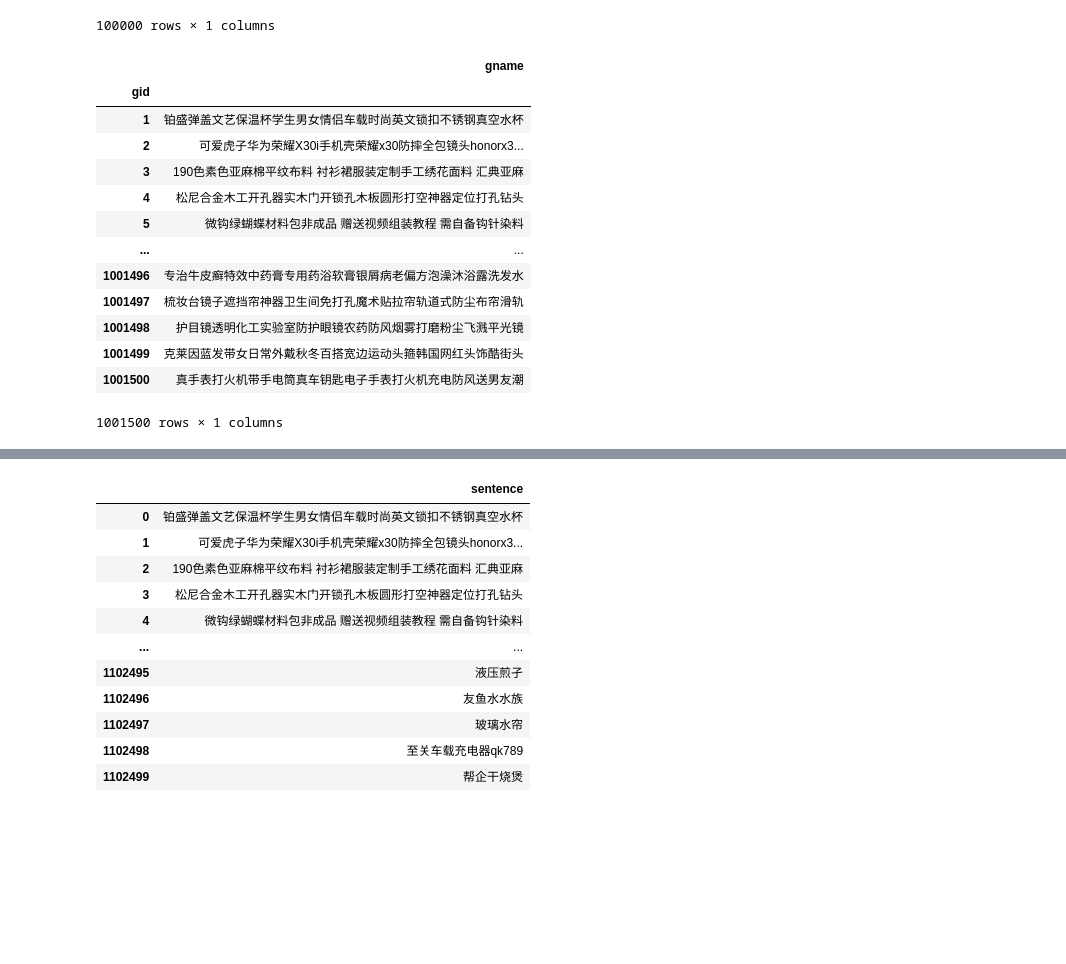
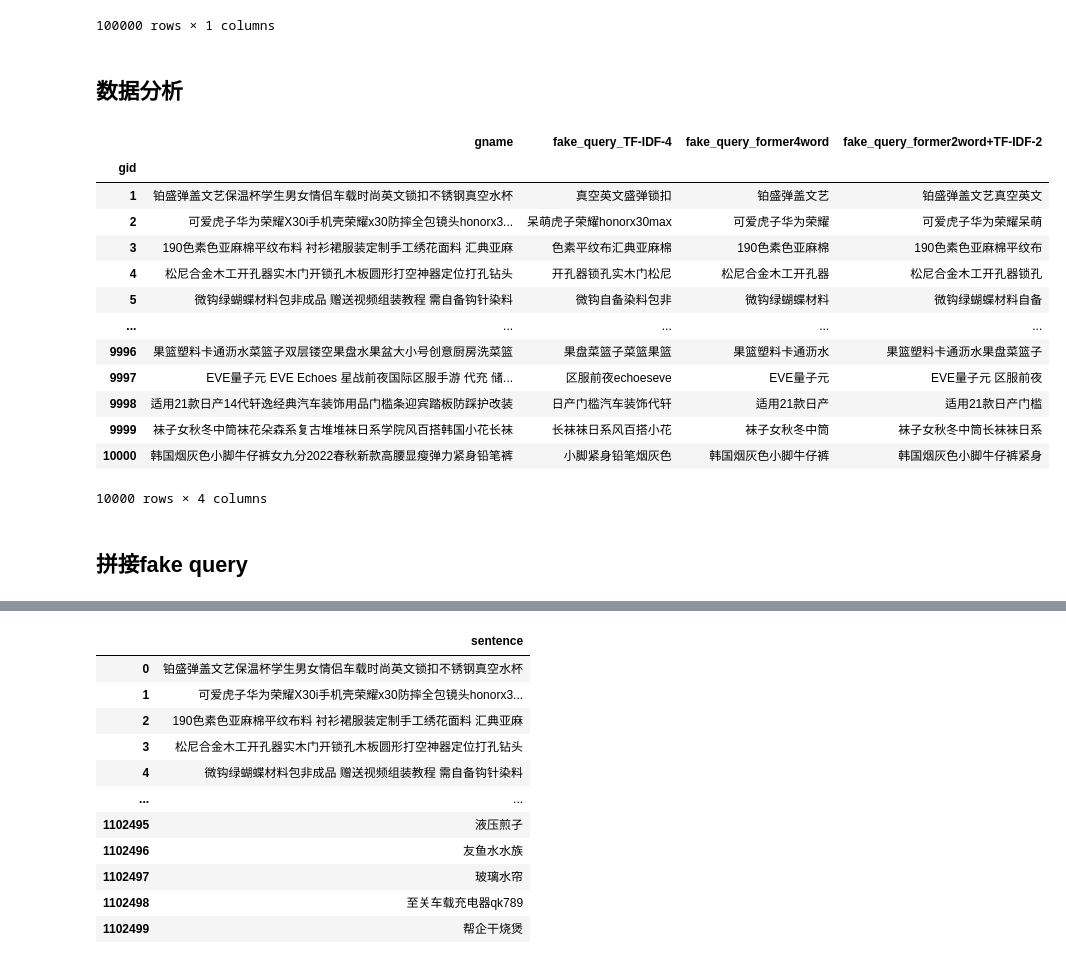
Before and after one commit to YuZhang10/Ali_Ecom_Search_Contest_2021, a Jupyter notebook: simcse.ipynb, the cells around one changed output, grey strips where cells are left out. Saved outputs shown, nothing was run; the diff lists cells and outputs as text; code cells hidden in the pictures; blank space fills up the shorter version.

```diff
--- a/simcse.ipynb
+++ b/simcse.ipynb
@@ -58,20 +57,5 @@ train_data
 | 99999 | 贝诗佳手膜 |
 | 100000 | 俄罗斯蓝猫 |
 100000 rows × 1 columns
-# %%
-corpus_data
-# %% [output]
-|  | gname |
-| gid |  |
-| 1 | 铂盛弹盖文艺保温杯学生男女情侣车载时尚英文锁扣不锈钢真空水杯 |
-| 2 | 可爱虎子华为荣耀X30i手机壳荣耀x30防摔全包镜头honorx3... |
-| 3 | 190色素色亚麻棉平纹布料 衬衫裙服装定制手工绣花面料 汇典亚麻 |
-| 4 | 松尼合金木工开孔器实木门开锁孔木板圆形打空神器定位打孔钻头 |
-| 5 | 微钩绿蝴蝶材料包非成品 赠送视频组装教程 需自备钩针染料 |
-| ... | ... |
-| 1001496 | 专治牛皮癣特效中药膏专用药浴软膏银屑病老偏方泡澡沐浴露洗发水 |
-| 1001497 | 梳妆台镜子遮挡帘神器卫生间免打孔魔术贴拉帘轨道式防尘布帘滑轨 |
-| 1001498 | 护目镜透明化工实验室防护眼镜农药防风烟雾打磨粉尘飞溅平光镜 |
-| 1001499 | 克莱因蓝发带女日常外戴秋冬百搭宽边运动头箍韩国网红头饰酷街头 |
-| 1001500 | 真手表打火机带手电筒真车钥匙电子手表打火机充电防风送男友潮 |
-1001500 rows × 1 columns
+# %% [markdown]
+## 数据分析
@@ -77,0 +76,42 @@ corpus_data
+# %%
+# tf idf
+from sklearn.feature_extraction.text import TfidfVectorizer,CountVectorizer,TfidfTransformer
+vectorizer = CountVectorizer()
+transformer = TfidfTransformer()
+concat_sentences = [" ".join(sent) for sent in sentences]
+tfidf = transformer.fit_transform(vectorizer.fit_transform(concat_sentences))
+word_array = np.array(vectorizer.get_feature_names()) #所有文本的关键字
+weight = tfidf.toarray()              #对应的tfidf矩阵
+# 取每一个的重要性前10的单词，伪造一个query
+import numpy as np
+n = 4
+top_word_idx = np.argpartition(weight, -n, axis=1)[:,-n:]
+tf_idf_query = []
+for i in range(len(top_word_idx)):
+    tf_idf_query.append(word_array[top_word_idx[i]].tolist())
+# print(fake_query)
+temp[f"fake_query_TF-IDF-{n}"] = ["".join(ws) for ws in fake_query]
+# def f(x):
+#     L = len(x.gname)
+#     cut_at = min(L//2,10)
+#     return x.gname[:cut_at]
+# temp['fake_query_former10'] = temp.apply(f,axis=1)
+temp[f'fake_query_former4word'] = ["".join(sent[:4]) for sent in sentences]
+temp['fake_query_former2word+TF-IDF-2'] = ["".join(list(dict.fromkeys(sent[:4]+tfidf[:2]))) for sent,tfidf in zip(sentences,tf_idf_query)]
+with pd.option_context('display.max_rows', 100):
+    display(temp)
+# %% [output]
+|  | gname | fake_query_TF-IDF-4 | fake_query_former4word | fake_query_former2word+TF-IDF-2 |
+| gid |  |  |  |  |
+| 1 | 铂盛弹盖文艺保温杯学生男女情侣车载时尚英文锁扣不锈钢真空水杯 | 真空英文盛弹锁扣 | 铂盛弹盖文艺 | 铂盛弹盖文艺真空英文 |
+| 2 | 可爱虎子华为荣耀X30i手机壳荣耀x30防摔全包镜头honorx3... | 呆萌虎子荣耀honorx30max | 可爱虎子华为荣耀 | 可爱虎子华为荣耀呆萌 |
+| 3 | 190色素色亚麻棉平纹布料 衬衫裙服装定制手工绣花面料 汇典亚麻 | 色素平纹布汇典亚麻棉 | 190色素色亚麻棉 | 190色素色亚麻棉平纹布 |
+| 4 | 松尼合金木工开孔器实木门开锁孔木板圆形打空神器定位打孔钻头 | 开孔器锁孔实木门松尼 | 松尼合金木工开孔器 | 松尼合金木工开孔器锁孔 |
+| 5 | 微钩绿蝴蝶材料包非成品 赠送视频组装教程 需自备钩针染料 | 微钩自备染料包非 | 微钩绿蝴蝶材料 | 微钩绿蝴蝶材料自备 |
+| ... | ... | ... | ... | ... |
+| 9996 | 果篮塑料卡通沥水菜篮子双层镂空果盘水果盆大小号创意厨房洗菜篮 | 果盘菜篮子菜篮果篮 | 果篮塑料卡通沥水 | 果篮塑料卡通沥水果盘菜篮子 |
+| 9997 | EVE量子元 EVE Echoes 星战前夜国际区服手游 代充 储... | 区服前夜echoeseve | EVE量子元 | EVE量子元 区服前夜 |
+| 9998 | 适用21款日产14代轩逸经典汽车装饰用品门槛条迎宾踏板防踩护改装 | 日产门槛汽车装饰代轩 | 适用21款日产 | 适用21款日产门槛 |
+| 9999 | 袜子女秋冬中筒袜花朵森系复古堆堆袜日系学院风百搭韩国小花长袜 | 长袜袜日系风百搭小花 | 袜子女秋冬中筒 | 袜子女秋冬中筒长袜袜日系 |
+| 10000 | 韩国烟灰色小脚牛仔裤女九分2022春秋新款高腰显瘦弹力紧身铅笔裤 | 小脚紧身铅笔烟灰色 | 韩国烟灰色小脚牛仔裤 | 韩国烟灰色小脚牛仔裤紧身 |
+10000 rows × 4 columns
@@ -77,0 +136,2 @@ corpus_data
+# %% [markdown]
+## 拼接fake query
```
Also changed, not shown: parts of 11 cells of this notebook, 2 other files.
